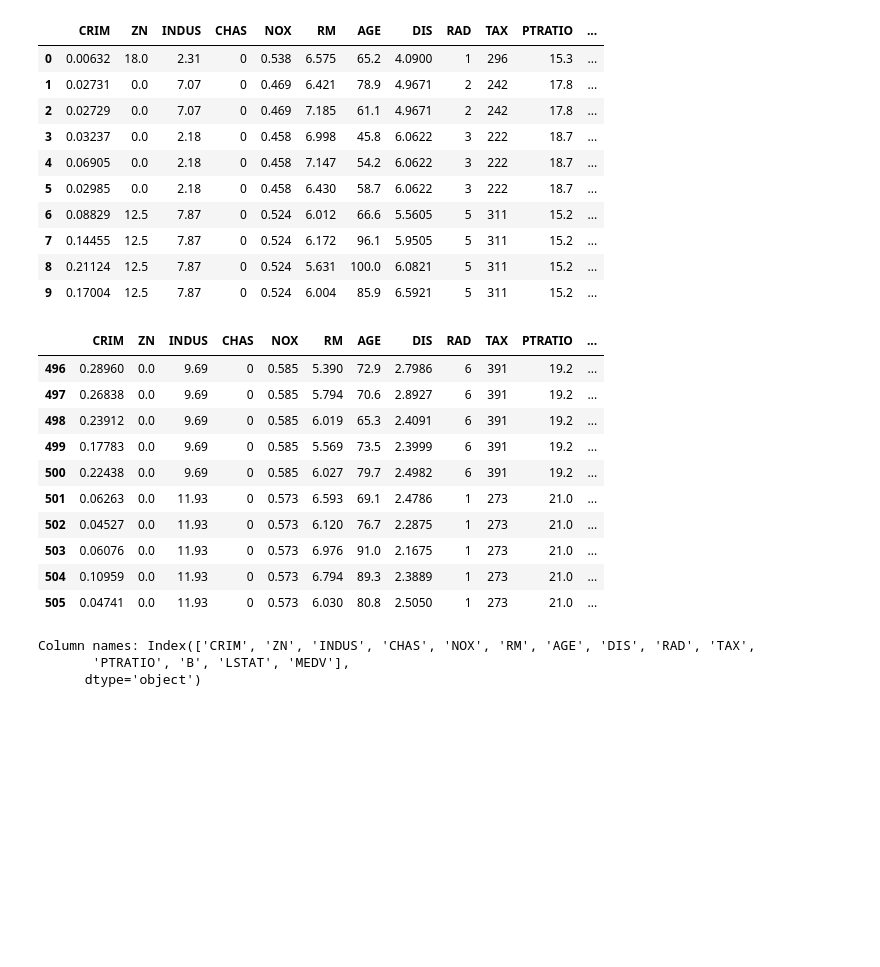
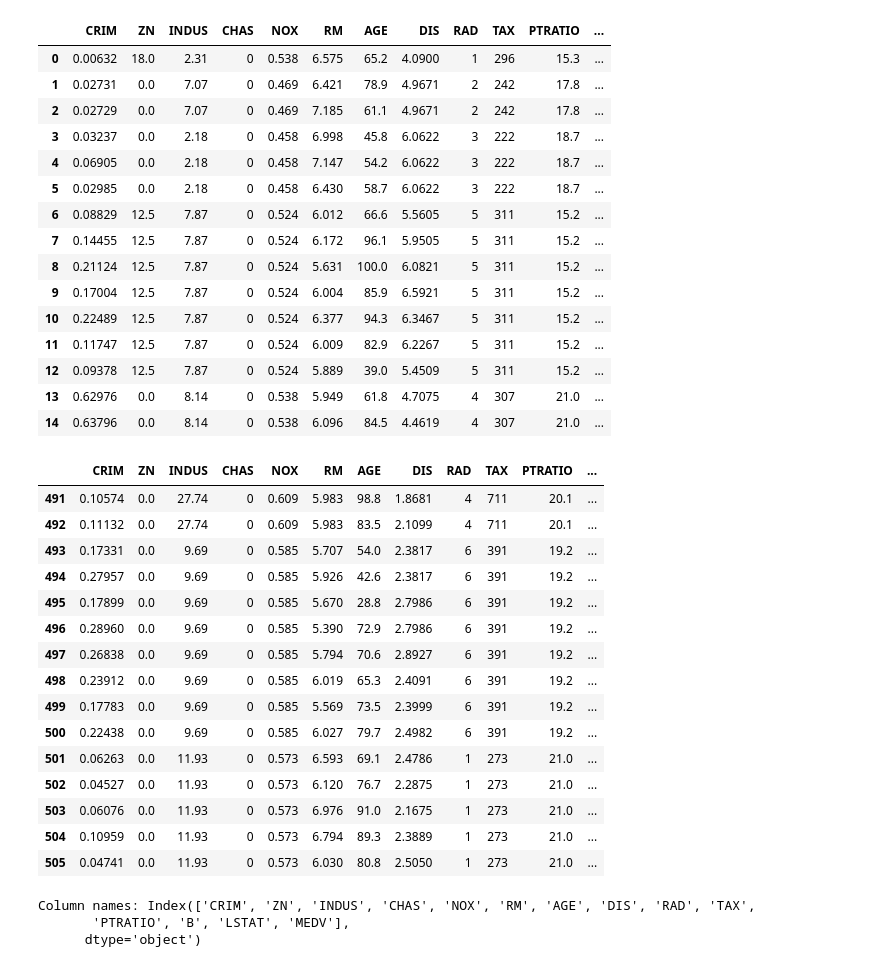
Before and after one commit to Sahadipankar/College-Practice-Coding, a Jupyter notebook: Python/Jupyter Notebook/Boston_House_Prices.ipynb, the cells around one changed output. Saved outputs shown, nothing was run; the diff lists cells and outputs as text; code cells hidden in the pictures; blank space fills up the shorter version.

```diff
--- a/Python/Jupyter Notebook/Boston_House_Prices.ipynb
+++ b/Python/Jupyter Notebook/Boston_House_Prices.ipynb
@@ -1,29 +1,39 @@
 # %%
 import pandas as pd
 import seaborn as sns
 import matplotlib.pyplot as plt
 import numpy as np
 from scipy import stats
 
 data = pd.read_csv(r"D:\Documents\Coding\Python\Files\boston_house_prices.csv")
 
-data.head(10)
+data.head(15)
 # %% [output]
 |  | CRIM | ZN | INDUS | CHAS | NOX | RM | AGE | DIS | RAD | TAX | PTRATIO | ... |
 | 0 | 0.00632 | 18.0 | 2.31 | 0 | 0.538 | 6.575 | 65.2 | 4.0900 | 1 | 296 | 15.3 | ... |
 | 1 | 0.02731 | 0.0 | 7.07 | 0 | 0.469 | 6.421 | 78.9 | 4.9671 | 2 | 242 | 17.8 | ... |
 | 2 | 0.02729 | 0.0 | 7.07 | 0 | 0.469 | 7.185 | 61.1 | 4.9671 | 2 | 242 | 17.8 | ... |
 | 3 | 0.03237 | 0.0 | 2.18 | 0 | 0.458 | 6.998 | 45.8 | 6.0622 | 3 | 222 | 18.7 | ... |
 | 4 | 0.06905 | 0.0 | 2.18 | 0 | 0.458 | 7.147 | 54.2 | 6.0622 | 3 | 222 | 18.7 | ... |
 | 5 | 0.02985 | 0.0 | 2.18 | 0 | 0.458 | 6.430 | 58.7 | 6.0622 | 3 | 222 | 18.7 | ... |
 | 6 | 0.08829 | 12.5 | 7.87 | 0 | 0.524 | 6.012 | 66.6 | 5.5605 | 5 | 311 | 15.2 | ... |
 | 7 | 0.14455 | 12.5 | 7.87 | 0 | 0.524 | 6.172 | 96.1 | 5.9505 | 5 | 311 | 15.2 | ... |
 | 8 | 0.21124 | 12.5 | 7.87 | 0 | 0.524 | 5.631 | 100.0 | 6.0821 | 5 | 311 | 15.2 | ... |
 | 9 | 0.17004 | 12.5 | 7.87 | 0 | 0.524 | 6.004 | 85.9 | 6.5921 | 5 | 311 | 15.2 | ... |
+| 10 | 0.22489 | 12.5 | 7.87 | 0 | 0.524 | 6.377 | 94.3 | 6.3467 | 5 | 311 | 15.2 | ... |
+| 11 | 0.11747 | 12.5 | 7.87 | 0 | 0.524 | 6.009 | 82.9 | 6.2267 | 5 | 311 | 15.2 | ... |
+| 12 | 0.09378 | 12.5 | 7.87 | 0 | 0.524 | 5.889 | 39.0 | 5.4509 | 5 | 311 | 15.2 | ... |
+| 13 | 0.62976 | 0.0 | 8.14 | 0 | 0.538 | 5.949 | 61.8 | 4.7075 | 4 | 307 | 21.0 | ... |
+| 14 | 0.63796 | 0.0 | 8.14 | 0 | 0.538 | 6.096 | 84.5 | 4.4619 | 4 | 307 | 21.0 | ... |
 # %%
-data.tail(10)
+data.tail(15)
 # %% [output]
 |  | CRIM | ZN | INDUS | CHAS | NOX | RM | AGE | DIS | RAD | TAX | PTRATIO | ... |
+| 491 | 0.10574 | 0.0 | 27.74 | 0 | 0.609 | 5.983 | 98.8 | 1.8681 | 4 | 711 | 20.1 | ... |
+| 492 | 0.11132 | 0.0 | 27.74 | 0 | 0.609 | 5.983 | 83.5 | 2.1099 | 4 | 711 | 20.1 | ... |
+| 493 | 0.17331 | 0.0 | 9.69 | 0 | 0.585 | 5.707 | 54.0 | 2.3817 | 6 | 391 | 19.2 | ... |
+| 494 | 0.27957 | 0.0 | 9.69 | 0 | 0.585 | 5.926 | 42.6 | 2.3817 | 6 | 391 | 19.2 | ... |
+| 495 | 0.17899 | 0.0 | 9.69 | 0 | 0.585 | 5.670 | 28.8 | 2.7986 | 6 | 391 | 19.2 | ... |
 | 496 | 0.28960 | 0.0 | 9.69 | 0 | 0.585 | 5.390 | 72.9 | 2.7986 | 6 | 391 | 19.2 | ... |
 | 497 | 0.26838 | 0.0 | 9.69 | 0 | 0.585 | 5.794 | 70.6 | 2.8927 | 6 | 391 | 19.2 | ... |
 | 498 | 0.23912 | 0.0 | 9.69 | 0 | 0.585 | 6.019 | 65.3 | 2.4091 | 6 | 391 | 19.2 | ... |
```
Also changed, not shown: 2 other files.
